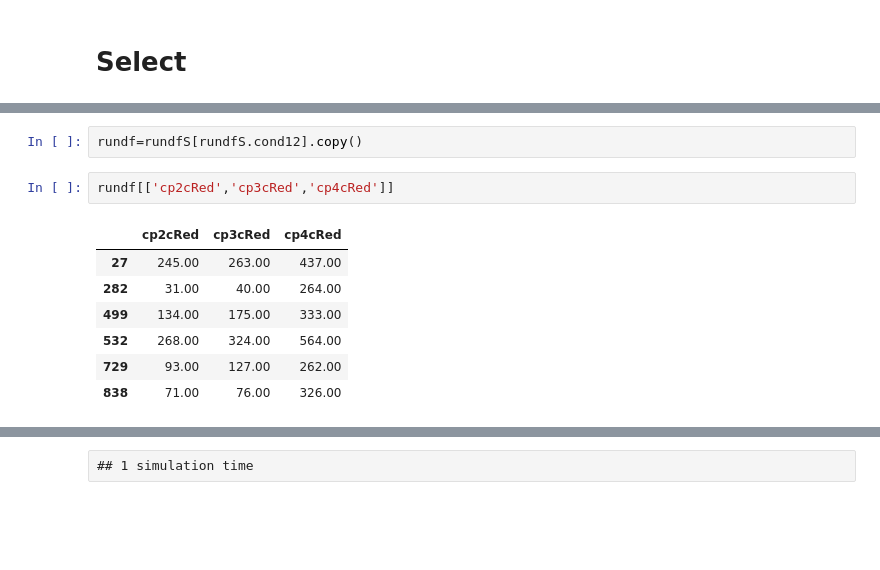
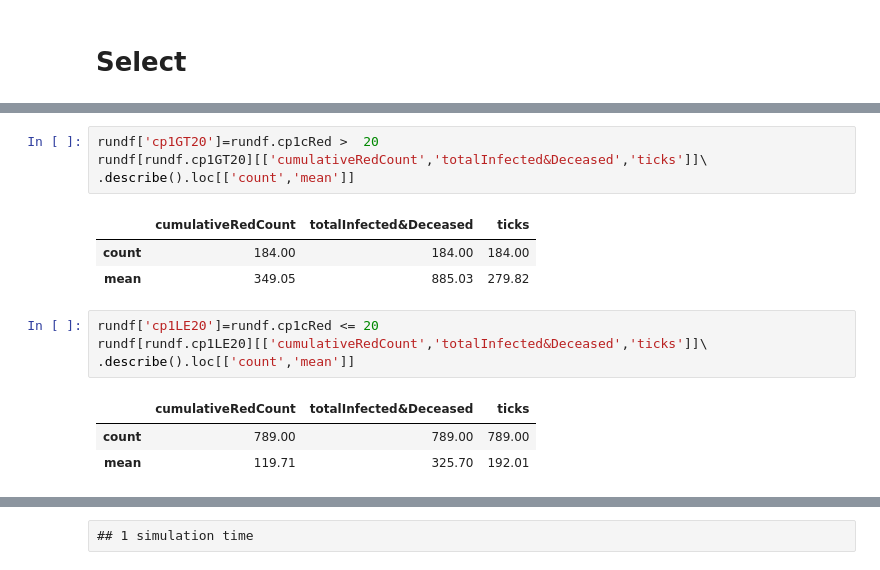
Before and after one commit to terna/readSIsaR_BatchResults, a Jupyter notebook: selectResults1kStableSeedsCPoints_basicControl_schoolOpenSeptChangingWorld_plusHMlog.ipynb, the cells around one changed output, grey strips where cells are left out. Cells and saved outputs as stored; diff of their text form; blank space fills up the shorter version.

```diff
--- a/selectResults1kStableSeedsCPoints_basicControl_schoolOpenSeptChangingWorld_plusHMlog.ipynb
+++ b/selectResults1kStableSeedsCPoints_basicControl_schoolOpenSeptChangingWorld_plusHMlog.ipynb
@@ -153,12 +113,16 @@ rundfS[rundfS.cond12][['cumulativeRedCount','totalInfected&Deceased','ticks']].d
-# %%
-rundf=rundfS[rundfS.cond12].copy()
-# %%
-rundf[['cp2cRed','cp3cRed','cp4cRed']]
-# %% [output]
-|  | cp2cRed | cp3cRed | cp4cRed |
-| 27 | 245.00 | 263.00 | 437.00 |
-| 282 | 31.00 | 40.00 | 264.00 |
-| 499 | 134.00 | 175.00 | 333.00 |
-| 532 | 268.00 | 324.00 | 564.00 |
-| 729 | 93.00 | 127.00 | 262.00 |
-| 838 | 71.00 | 76.00 | 326.00 |
+# %%
+rundf['cp1GT20']=rundf.cp1cRed >  20
+rundf[rundf.cp1GT20][['cumulativeRedCount','totalInfected&Deceased','ticks']]\
+.describe().loc[['count','mean']]
+# %% [output]
+|  | cumulativeRedCount | totalInfected&Deceased | ticks |
+| count | 184.00 | 184.00 | 184.00 |
+| mean | 349.05 | 885.03 | 279.82 |
+# %%
+rundf['cp1LE20']=rundf.cp1cRed <= 20
+rundf[rundf.cp1LE20][['cumulativeRedCount','totalInfected&Deceased','ticks']]\
+.describe().loc[['count','mean']]
+# %% [output]
+|  | cumulativeRedCount | totalInfected&Deceased | ticks |
+| count | 789.00 | 789.00 | 789.00 |
+| mean | 119.71 | 325.70 | 192.01 |
```
Also changed, not shown: parts of 13 cells of this notebook, 1 other file.
